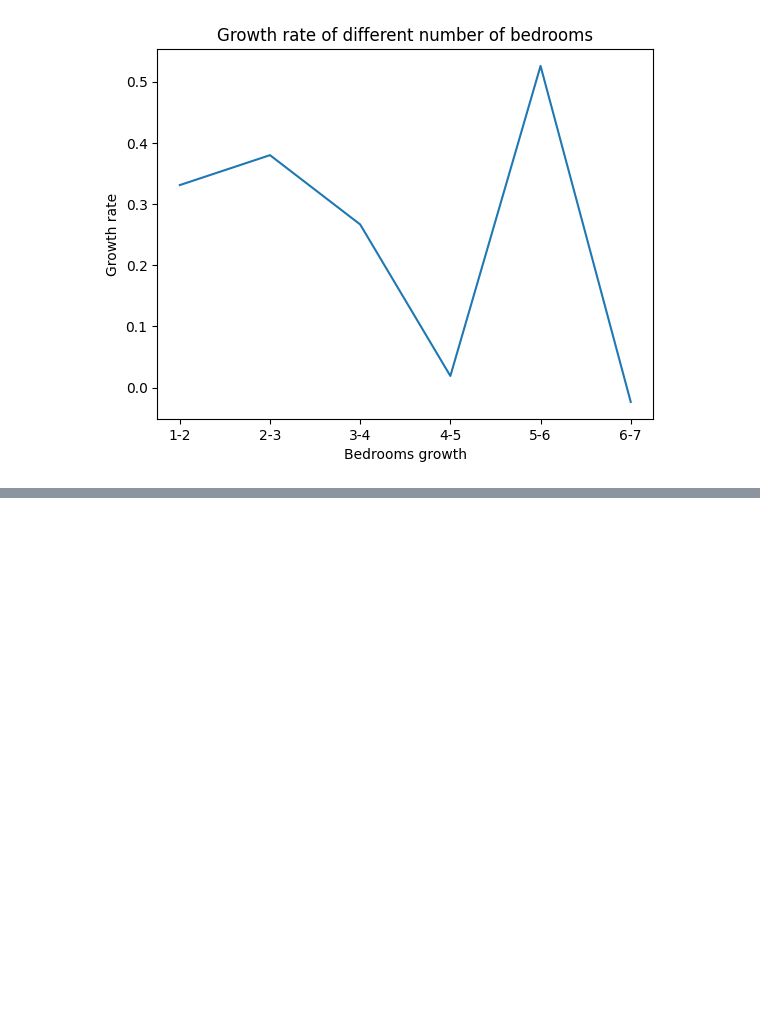
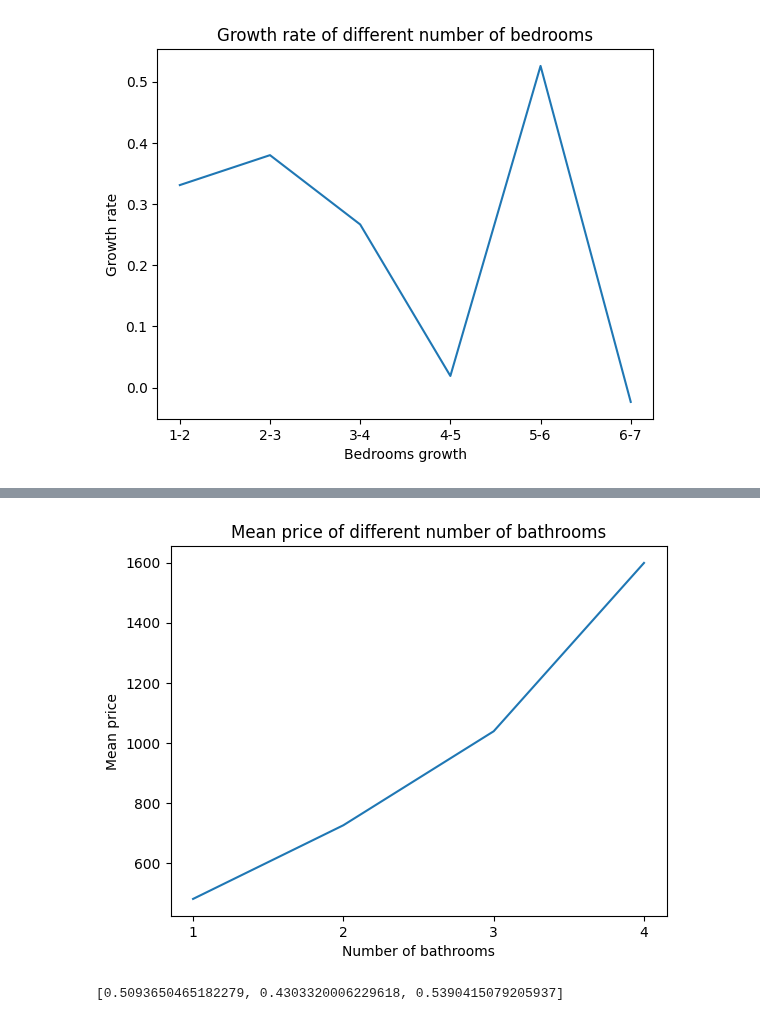
Before and after one commit to MAST30034-Applied-Data-Science/generic-real-estate-consulting-project-group-55, a Jupyter notebook: notebooks/rent_analysis.ipynb, the cells around one changed output, grey strips where cells are left out. Cells and saved outputs as stored; diff of their text form; code cells hidden in the pictures; blank space fills up the shorter version.

```diff
--- a/notebooks/rent_analysis.ipynb
+++ b/notebooks/rent_analysis.ipynb
@@ -229,0 +274,18 @@ bedroom4_house = pd.read_excel(xlsx, "4 bedroom house")
+# %%
+# plot the mean price of different number of bathrooms
+plt.plot(["1", "2", "3", "4"], mean_bathroom)
+plt.xlabel("Number of bathrooms")
+plt.ylabel("Mean price")
+plt.title("Mean price of different number of bathrooms")
+plt.show()
+# %% [output]
+[figure, added]
+# %%
+# get the growth rate
+rate1_bathroom = growth_rate(mean_1bathroom, mean_2bathroom)
+rate2_bathroom = growth_rate(mean_2bathroom, mean_3bathroom)
+rate3_bathroom = growth_rate(mean_3bathroom, mean_4bathroom)
+growth_rate_bathrooms = [rate1_bathroom, rate2_bathroom, rate3_bathroom]
+growth_rate_bathrooms
+# %% [output]
+[0.5093650465182279, 0.4303320006229618, 0.5390415079205937]
```
Also changed, not shown: parts of 19 cells of this notebook.
